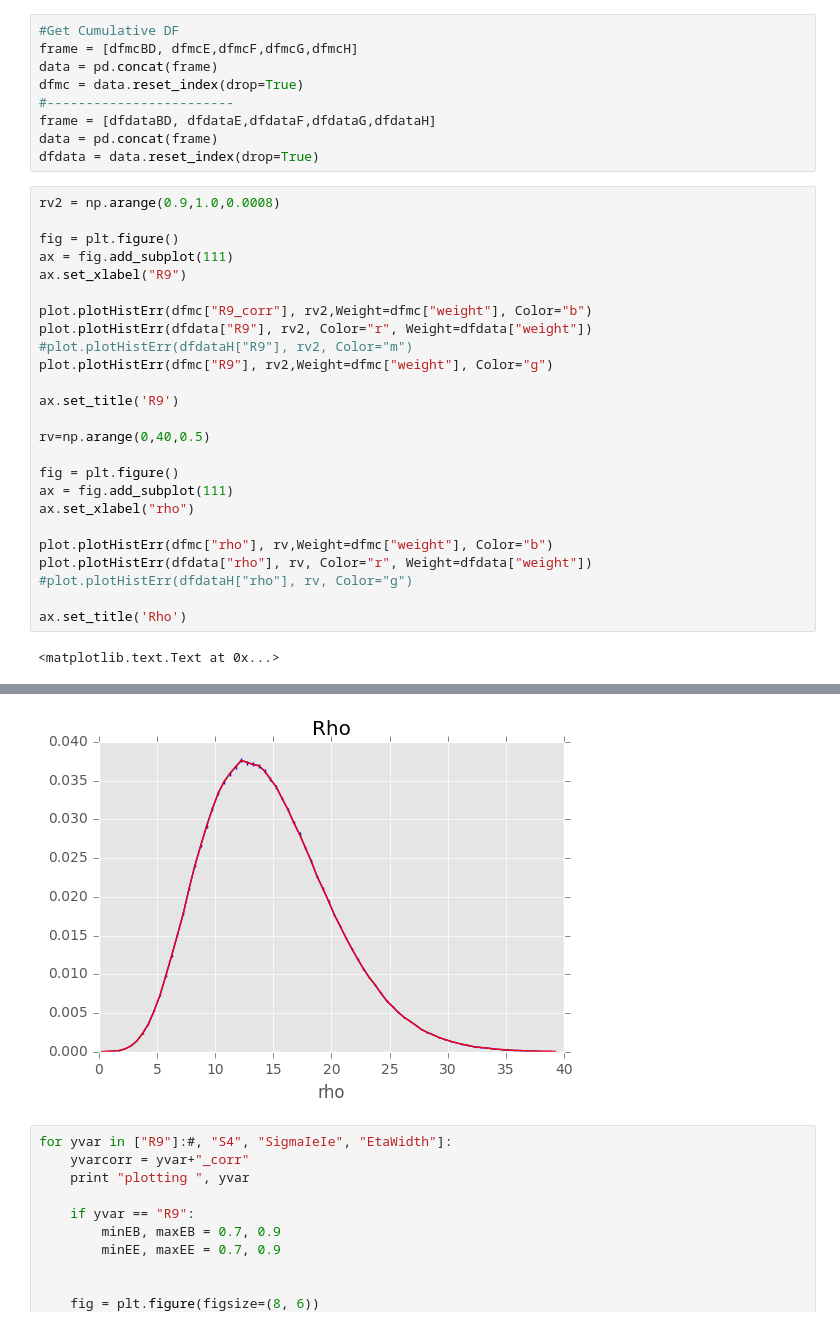
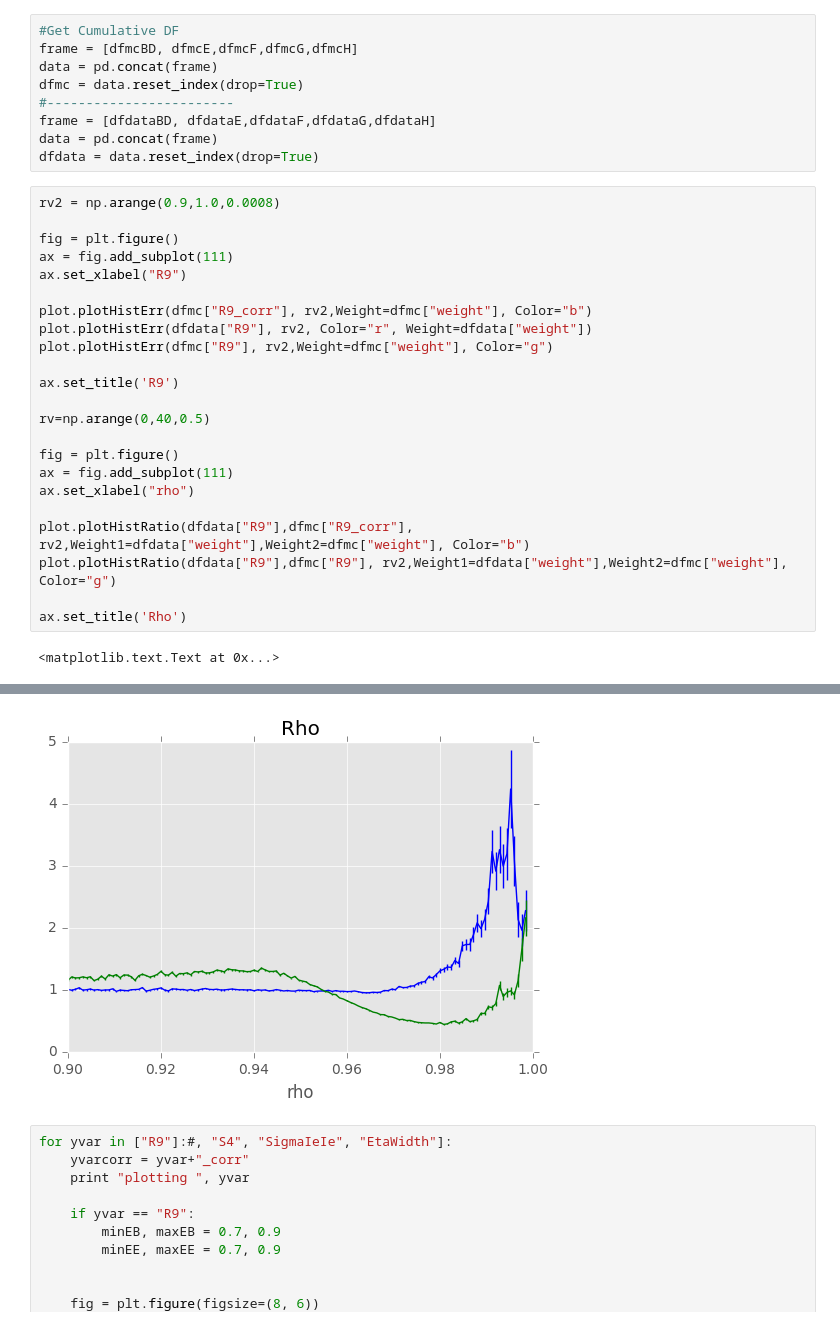
Before and after one commit to threiten/dataMC-1, a Jupyter notebook: MTR/TestCode10_TestTrainingTotByStep.ipynb, the cells around one changed output, grey strips where cells are left out. Saved outputs shown, nothing was run; the diff lists cells and outputs as text.

```diff
--- a/MTR/TestCode10_TestTrainingTotByStep.ipynb
+++ b/MTR/TestCode10_TestTrainingTotByStep.ipynb
@@ -158,32 +158,30 @@ dfdata = data.reset_index(drop=True)
 # %%
 rv2 = np.arange(0.9,1.0,0.0008)
 
 fig = plt.figure()
 ax = fig.add_subplot(111)
 ax.set_xlabel("R9")
 
 plot.plotHistErr(dfmc["R9_corr"], rv2,Weight=dfmc["weight"], Color="b")
 plot.plotHistErr(dfdata["R9"], rv2, Color="r", Weight=dfdata["weight"])
-#plot.plotHistErr(dfdataH["R9"], rv2, Color="m")
 plot.plotHistErr(dfmc["R9"], rv2,Weight=dfmc["weight"], Color="g")
 
 ax.set_title('R9')
 
 rv=np.arange(0,40,0.5)
 
 fig = plt.figure()
 ax = fig.add_subplot(111)
 ax.set_xlabel("rho")
 
-plot.plotHistErr(dfmc["rho"], rv,Weight=dfmc["weight"], Color="b")
-plot.plotHistErr(dfdata["rho"], rv, Color="r", Weight=dfdata["weight"])
-#plot.plotHistErr(dfdataH["rho"], rv, Color="g")
+plot.plotHistRatio(dfdata["R9"],dfmc["R9_corr"], rv2,Weight1=dfdata["weight"],Weight2=dfmc["weight"], Color="b")
+plot.plotHistRatio(dfdata["R9"],dfmc["R9"], rv2,Weight1=dfdata["weight"],Weight2=dfmc["weight"], Color="g")
 
 ax.set_title('Rho')
 # %% [output]
 <matplotlib.text.Text at 0x...>
 [figure]
-[figure, old version]
+[figure, new version]
 # %%
 for yvar in ["R9"]:#, "S4", "SigmaIeIe", "EtaWidth"]:
     yvarcorr = yvar+"_corr"
```
